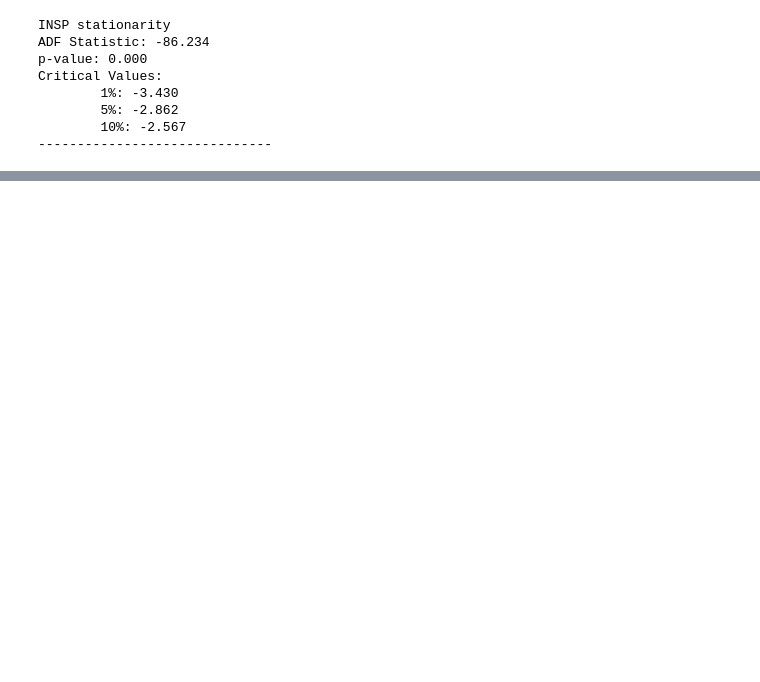
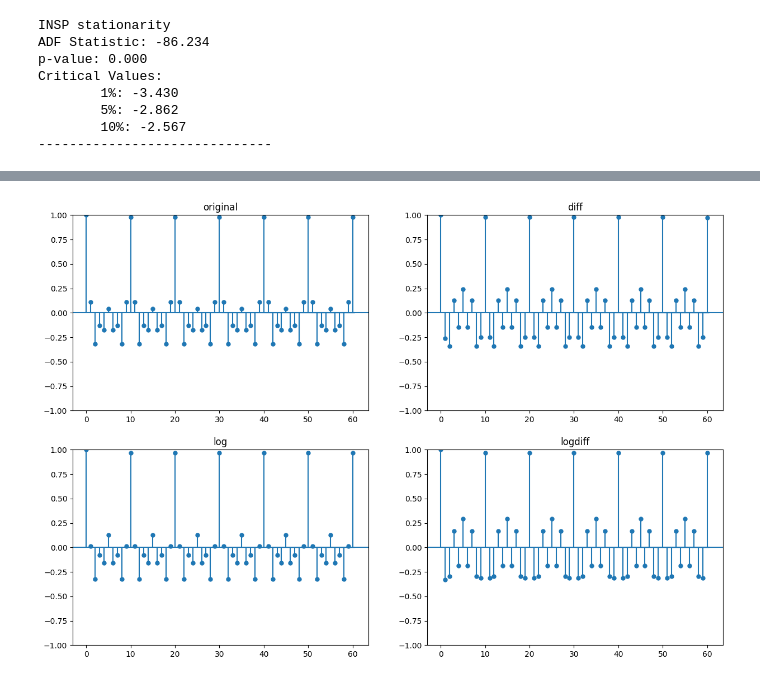
Before and after one commit to ChangZero/Kamp-competition, a Jupyter notebook: stationarity.ipynb, the cells around one changed output, grey strips where cells are left out. Cells and saved outputs as stored; diff of their text form; code cells hidden in the pictures; blank space fills up the shorter version.

```diff
--- a/stationarity.ipynb
+++ b/stationarity.ipynb
@@ -223,3 +332,17 @@ def adfPlot(df, cols, lst):
     ax[1,1].set_title('logdiff')
 
     plt.show()
+# %%
+def adfPlot_indexall(df, cols):
+    fig,ax = plt.subplots(2,2, figsize=(15,10))
+
+    plot_acf(df[cols[0]][1:],ax=ax[0,0])
+    ax[0,0].set_title('original')
+    plot_acf(df[cols[1]][1:],ax=ax[0,1])
+    ax[0,1].set_title('diff')
+    plot_acf(df[cols[2]][1:],ax=ax[1,0])
+    ax[1,0].set_title('log')
+    plot_acf(df[cols[3]][1:],ax=ax[1,1])
+    ax[1,1].set_title('logdiff')
+
+    plt.show()
@@ -225,0 +377,5 @@ def adfPlot(df, cols, lst):
+# %%
+cols = ['MELT_TEMP', 'diff','log', 'logdiff']
+adfPlot_indexall(df_MELT_TEMP, cols)
+# %% [output]
+[figure, added]
```
Also changed, not shown: parts of 29 cells of this notebook.
